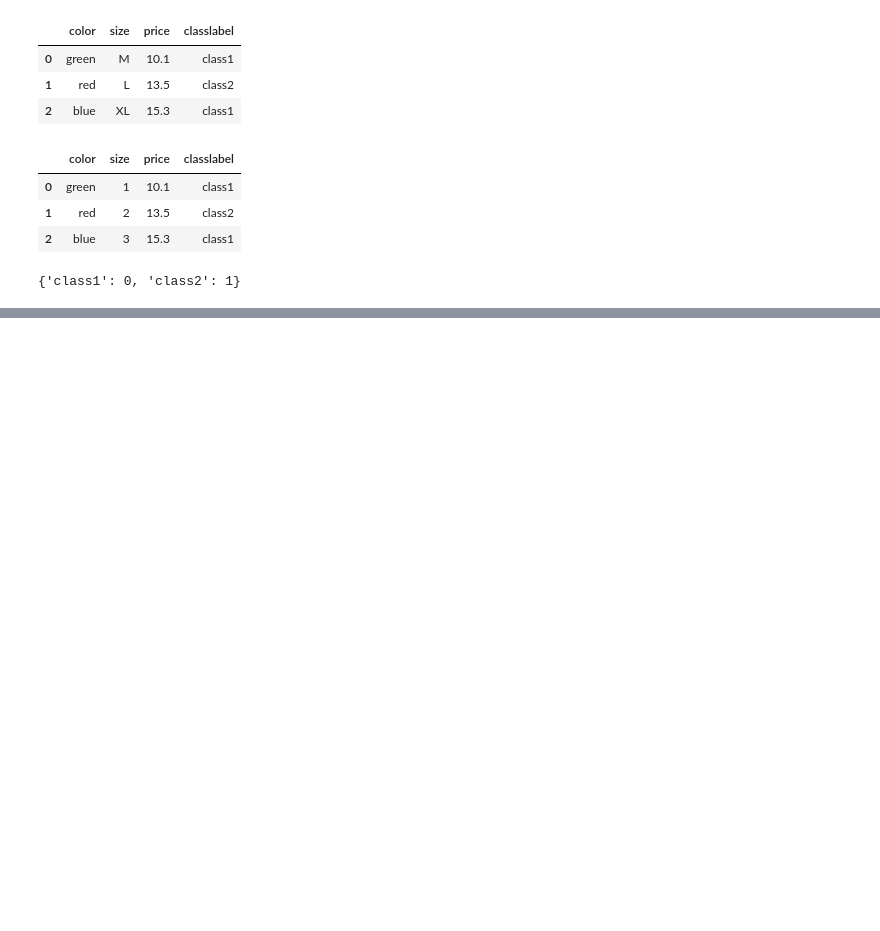
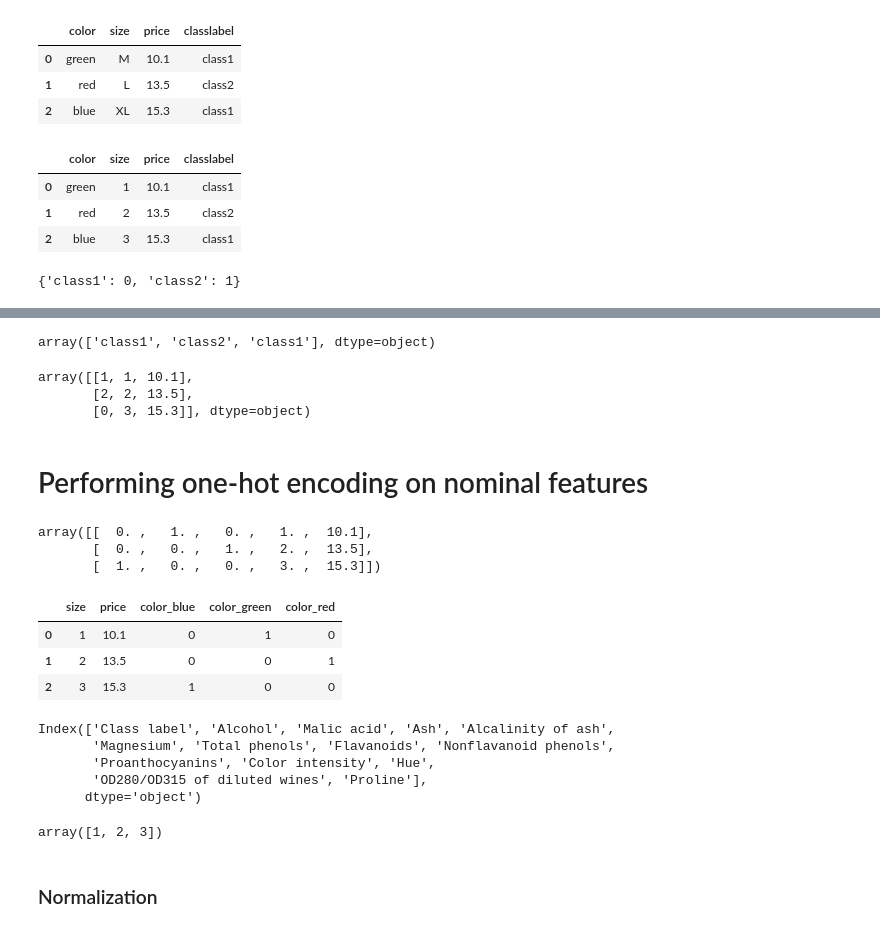
Before and after one commit to nikhil0410/pythonDataScience, a Jupyter notebook: Chapter 4, Building new training set, Data Processing.ipynb, the cells around one changed output, grey strips where cells are left out. Drawn from its saved outputs; the diff is of its cells as text; code cells hidden in the pictures; blank space fills up the shorter version.

```diff
--- a/Chapter 4, Building new training set, Data Processing.ipynb
+++ b/Chapter 4, Building new training set, Data Processing.ipynb
@@ -124,0 +120,21 @@ array([0, 1, 0])
+# %%
+class_le.inverse_transform(y)
+# %% [output]
+array(['class1', 'class2', 'class1'], dtype=object)
+# %%
+X = df[['color','size','price']].values
+X[:,0] = class_le.fit_transform(X[:,0])
+X
+# %% [output]
+array([[1, 1, 10.1],
+       [2, 2, 13.5],
+       [0, 3, 15.3]], dtype=object)
+# %% [markdown]
+# Performing one-hot encoding on nominal features
+# %%
+ohe = OneHotEncoder(categorical_features=[0], sparse = False)
+ohe.fit_transform(X)
+# %% [output]
+array([[  0. ,   1. ,   0. ,   1. ,  10.1],
+       [  0. ,   0. ,   1. ,   2. ,  13.5],
+       [  1. ,   0. ,   0. ,   3. ,  15.3]])
@@ -124,0 +145,7 @@ array([0, 1, 0])
+# %%
+pd.get_dummies(df[['color','size','price']])
+# %% [output]
+|  | size | price | color_blue | color_green | color_red |
+| 0 | 1 | 10.1 | 0 | 1 | 0 |
+| 1 | 2 | 13.5 | 0 | 0 | 1 |
+| 2 | 3 | 15.3 | 1 | 0 | 0 |
@@ -124,0 +154,13 @@ array([0, 1, 0])
+# %%
+df_wine.columns = ['Class label', 'Alcohol','Malic acid', 'Ash','Alcalinity of ash', 'Magnesium','Total phenols', 'Flavanoids','Nonflavanoid phenols','Proanthocyanins','Color intensity', 'Hue','OD280/OD315 of diluted wines','Proline']
+df_wine.columns
+# %% [output]
+Index(['Class label', 'Alcohol', 'Malic acid', 'Ash', 'Alcalinity of ash',
+       'Magnesium', 'Total phenols', 'Flavanoids', 'Nonflavanoid phenols',
+       'Proanthocyanins', 'Color intensity', 'Hue',
+       'OD280/OD315 of diluted wines', 'Proline'],
+      dtype='object')
+# %%
+np.unique(df_wine['Class label'])
+# %% [output]
+array([1, 2, 3])
@@ -124,0 +170,2 @@ array([0, 1, 0])
+# %% [markdown]
+### Normalization
```
Also changed, not shown: parts of 16 cells of this notebook.
